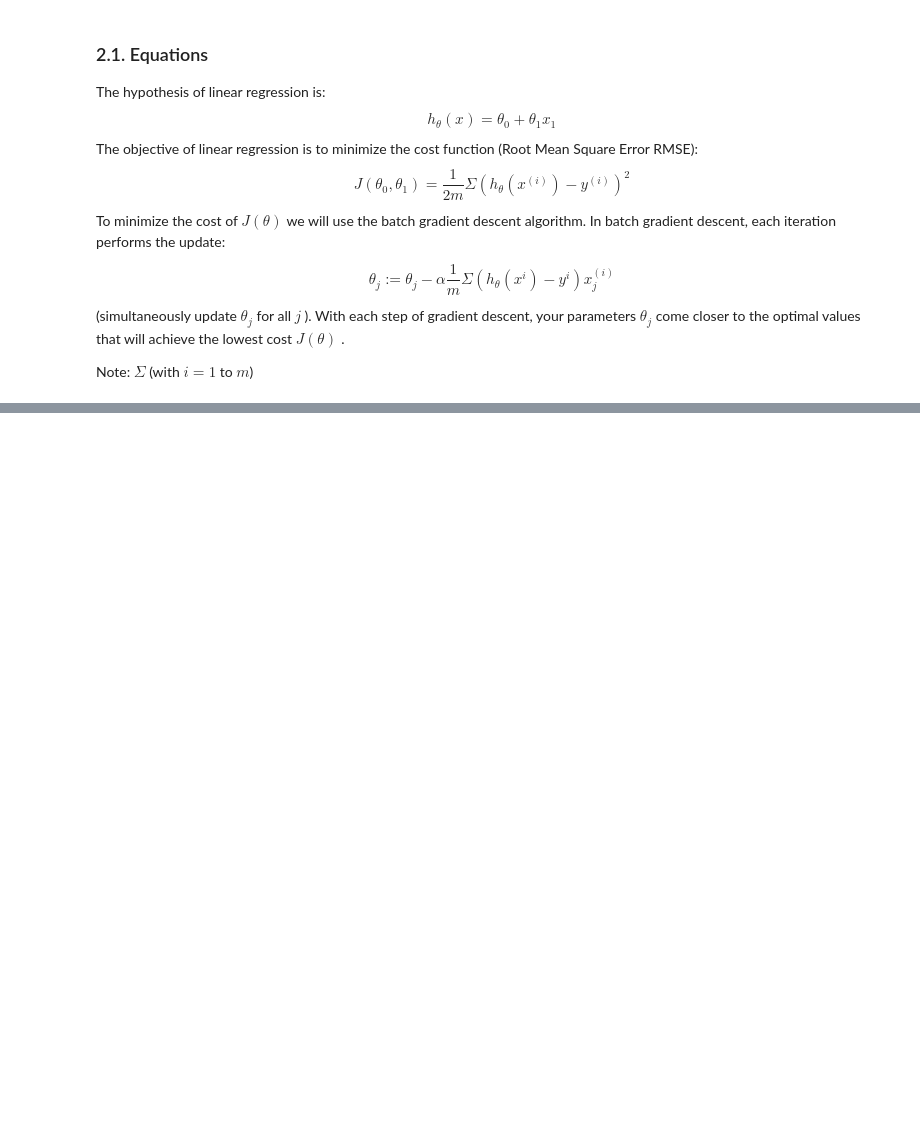
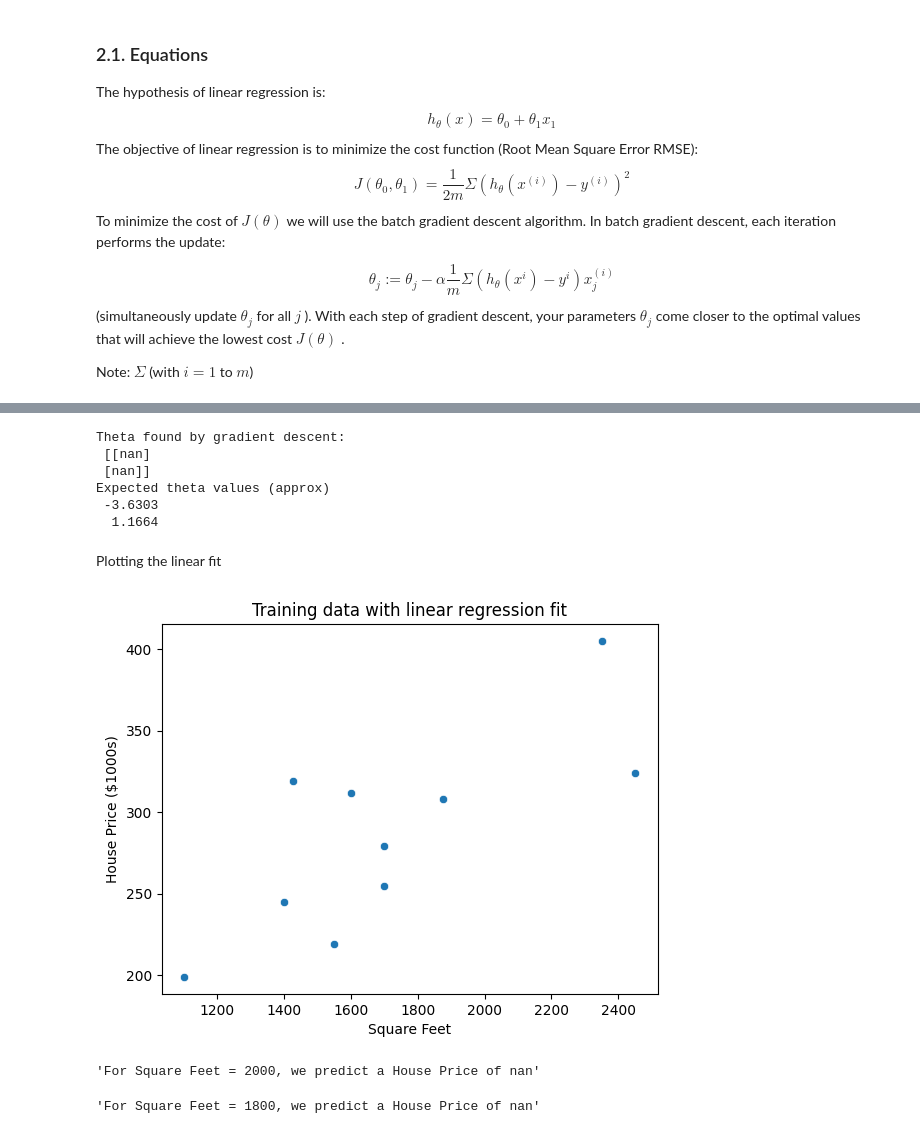
Before and after one commit to truongvinh97/Machine-Learning, a Jupyter notebook: Linear-Regression/Ex1_Linear_Regression.ipynb, the cells around one changed output, grey strips where cells are left out. Drawn from its saved outputs; the diff is of its cells as text; code cells hidden in the pictures; blank space fills up the shorter version.

```diff
--- a/Linear-Regression/Ex1_Linear_Regression.ipynb
+++ b/Linear-Regression/Ex1_Linear_Regression.ipynb
@@ -60,0 +64,11 @@ Note: $\Sigma$ (with $i=1$ to $m$)
+# %%
+m = df.shape[0]
+print("m is: %d\n"%(m))
+
+X = np.hstack((np.ones((m,1)), df.Square_Feet.values.reshape(-1,1)))
+y = np.array(df.House_Price.values).reshape(-1,1)
+theta = np.zeros(shape=(X.shape[1],1))
+print("theta is:\n",theta)
+
+iterations = 1500
+alpha = 0.01
@@ -60,0 +84,6 @@ Note: $\Sigma$ (with $i=1$ to $m$)
+# %%
+def compute_cost_function(X, y, theta):
+    m = y.shape[0]
+    h = X.dot(theta)
+    J = (1/(2*m)) * (np.sum((h - y)**2))
+    return J
@@ -60,0 +111,43 @@ Note: $\Sigma$ (with $i=1$ to $m$)
+# %%
+def gradient_descent(X, y, theta, alpha, num_iters):
+    m = y.shape[0]
+    J_history = np.zeros(shape=(num_iters, 1))
+
+    for i in range(0, num_iters):
+        h = X.dot(theta)
+        diff_hy = h - y
+
+        delta = (1/m) * (diff_hy.T.dot(X))
+        theta = theta - (alpha * delta.T)
+        J_history[i] = compute_cost_function(X, y, theta)
+
+    return theta, J_history
+# %%
+theta, _ = gradient_descent(X, y, theta, alpha, iterations)
+print('Theta found by gradient descent:\n', theta)
+print('Expected theta values (approx)\n -3.6303\n  1.1664')
+# %% [output]
+Theta found by gradient descent:
+ [[nan]
+ [nan]]
+Expected theta values (approx)
+ -3.6303
+  1.1664
+# %% [markdown]
+Plotting the linear fit
+# %%
+ax = sns.scatterplot(x='Square_Feet', y='House_Price', data=df)
+plt.plot(X[:,1], X.dot(theta), color='r')
+ax.set(xlabel='Square Feet', ylabel='House Price ($1000s)', title='Training data with linear regression fit');
+# %% [output]
+[figure, added]
+# %%
+y_pred = np.array([1, 2000]).dot(theta)
+f'For Square Feet = 2000, we predict a House Price of {y_pred[0]*1000}'
+# %% [output]
+'For Square Feet = 2000, we predict a House Price of nan'
+# %%
+y_pred = np.array([1, 1800]).dot(theta)
+f'For Square Feet = 1800, we predict a House Price of {y_pred[0]*1000}'
+# %% [output]
+'For Square Feet = 1800, we predict a House Price of nan'
```
Also changed, not shown: parts of 16 cells of this notebook.
